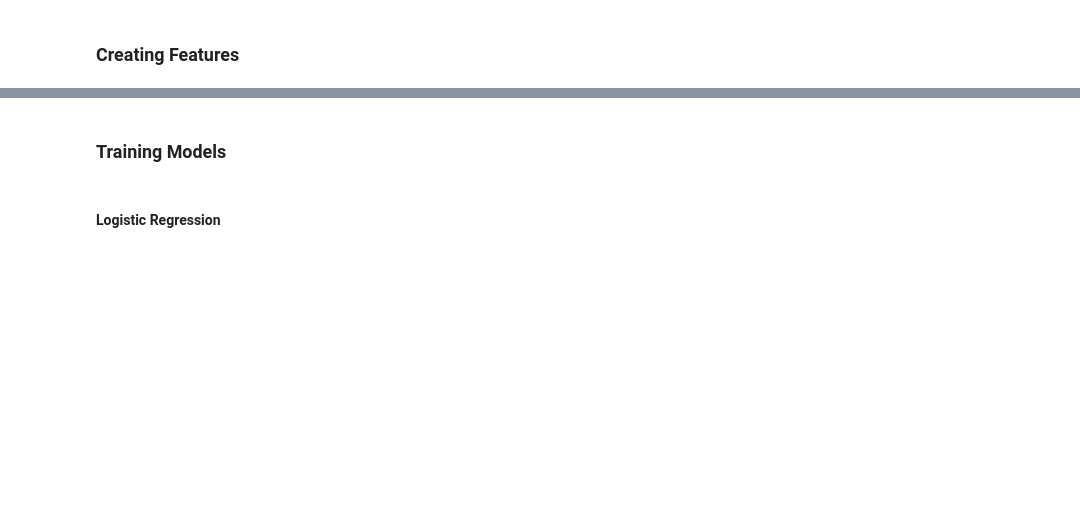
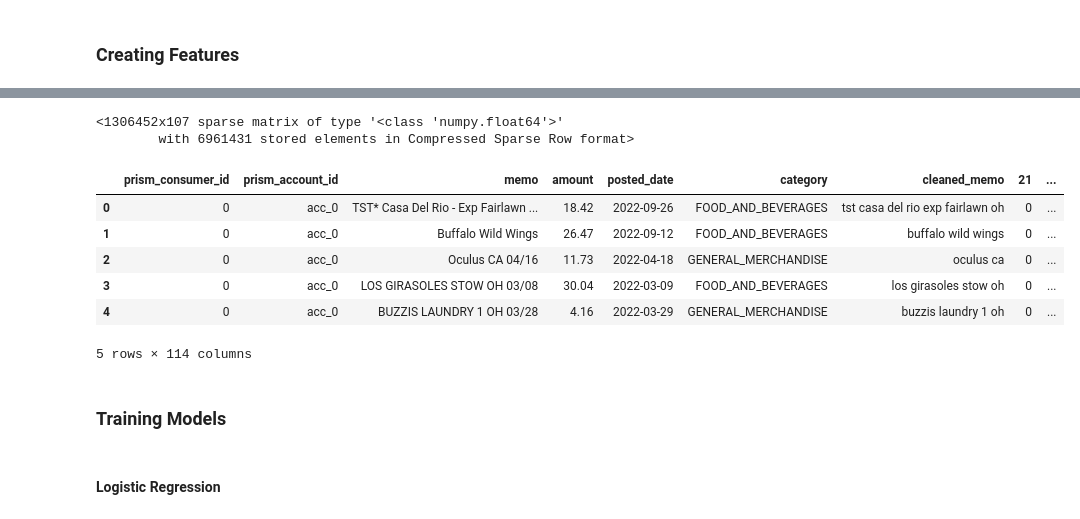
Before and after one commit to danielrmathew/prism-data-credit, a Jupyter notebook: drm_notebook.ipynb, the cells around one changed output, grey strips where cells are left out. Drawn from its saved outputs; the diff is of its cells as text; code cells hidden in the pictures; blank space fills up the shorter version.

```diff
--- a/drm_notebook.ipynb
+++ b/drm_notebook.ipynb
@@ -322,0 +411,35 @@ outflows_y_test = outflows_y[test_series]
+# %%
+features = hstack([tfidf, date_one_hot, amount_one_hot])
+features
+# %% [output]
+<1306452x107 sparse matrix of type '<class 'numpy.float64'>'
+        with 6961431 stored elements in Compressed Sparse Row format>
+# %%
+tfidf_df = pd.DataFrame.sparse.from_spmatrix(tfidf, columns=vectorizer.get_feature_names_out())
+
+date_columns = np.concatenate([feature[1:] for feature in date_enc.categories_])
+date_one_hot_df = pd.DataFrame.sparse.from_spmatrix(date_one_hot, columns=date_columns)
+
+amount_columns = np.concatenate([feature[1:] for feature in amount_enc.categories_])
+amount_one_hot_df = pd.DataFrame.sparse.from_spmatrix(amount_one_hot, columns=amount_columns)
+# %%
+outflows_features = pd.concat([outflows_with_memo, tfidf_df, date_one_hot_df, amount_one_hot_df], axis=1)
+# %%
+# Get unique customer_ids
+ids_memo = outflows_memo_tfidf.prism_consumer_id.unique()
+
+# Split customer_ids into training and testing sets
+train_ids_memo, test_ids_memo = train_test_split(ids_memo, test_size=0.25)
+# %%
+outflows_features_train = outflows_features[outflows_features['prism_consumer_id'].isin(train_ids_memo)]
+outflows_features_test = outflows_features[outflows_features['prism_consumer_id'].isin(test_ids_memo)]
+# %%
+outflows_features_train.head()
+# %% [output]
+|  | prism_consumer_id | prism_account_id | memo | amount | posted_date | category | cleaned_memo | 21 | ... |
+| 0 | 0 | acc_0 | TST* Casa Del Rio - Exp Fairlawn ... | 18.42 | 2022-09-26 | FOOD_AND_BEVERAGES | tst casa del rio exp fairlawn oh | 0 | ... |
+| 1 | 0 | acc_0 | Buffalo Wild Wings | 26.47 | 2022-09-12 | FOOD_AND_BEVERAGES | buffalo wild wings | 0 | ... |
+| 2 | 0 | acc_0 | Oculus CA 04/16 | 11.73 | 2022-04-18 | GENERAL_MERCHANDISE | oculus ca | 0 | ... |
+| 3 | 0 | acc_0 | LOS GIRASOLES STOW OH 03/08 | 30.04 | 2022-03-09 | FOOD_AND_BEVERAGES | los girasoles stow oh | 0 | ... |
+| 4 | 0 | acc_0 | BUZZIS LAUNDRY 1 OH 03/28 | 4.16 | 2022-03-29 | GENERAL_MERCHANDISE | buzzis laundry 1 oh | 0 | ... |
+5 rows × 114 columns
```
Also changed, not shown: parts of 89 cells of this notebook.
